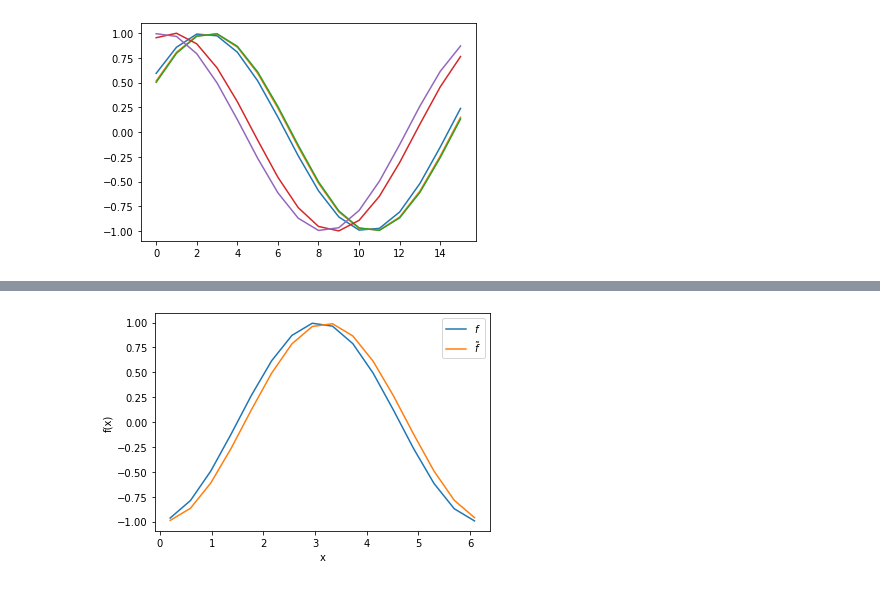
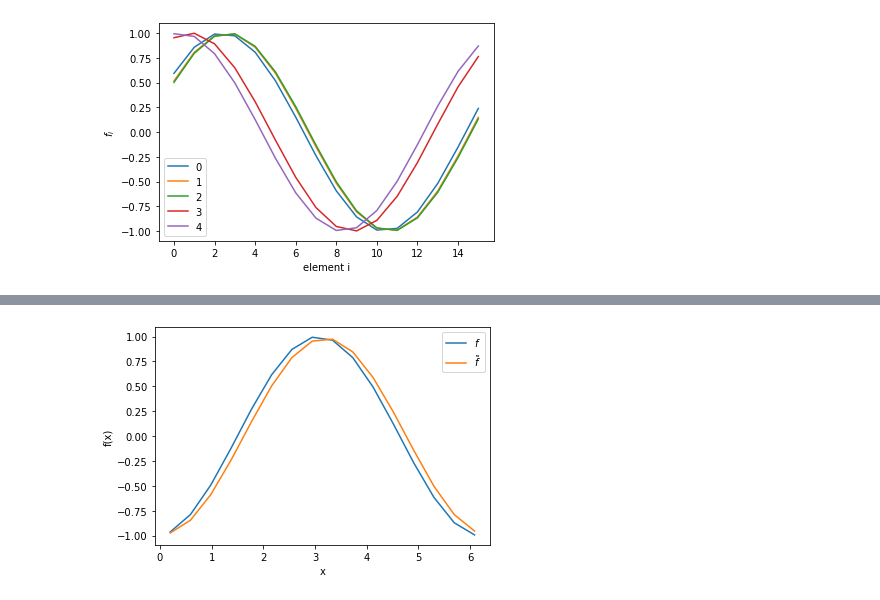
Before and after one commit to tmiethlinger/PyTorch-Fully_Connected_Autoencoder, a Jupyter notebook: examples/ex_1_cos/train.ipynb, the cells around one changed output, grey strips where cells are left out. Drawn from its saved outputs; the diff is of its cells as text; code cells hidden in the pictures.

Commit message:
Added labels to plot of input vectors.

```diff
--- a/examples/ex_1_cos/train.ipynb
+++ b/examples/ex_1_cos/train.ipynb
@@ -50,10 +50,13 @@ Xtrain = Xtrainraw
 Xtest = Xtestraw
 # %%
 for i in range(5):
-    plt.plot(Xtrain[i])
+    plt.plot(Xtrain[i], label=str(i))
+    plt.xlabel("element i")
+    plt.ylabel("$f_i$")
+plt.legend()
 plt.show()
 # %% [output]
-[figure, old version]
+[figure, new version]
 # %%
 # Create torch.Tensor and torch.utils.data.dataset.TensorDataset for training
 
```
Also changed, not shown: parts of 4 cells of this notebook, 1 other file.
